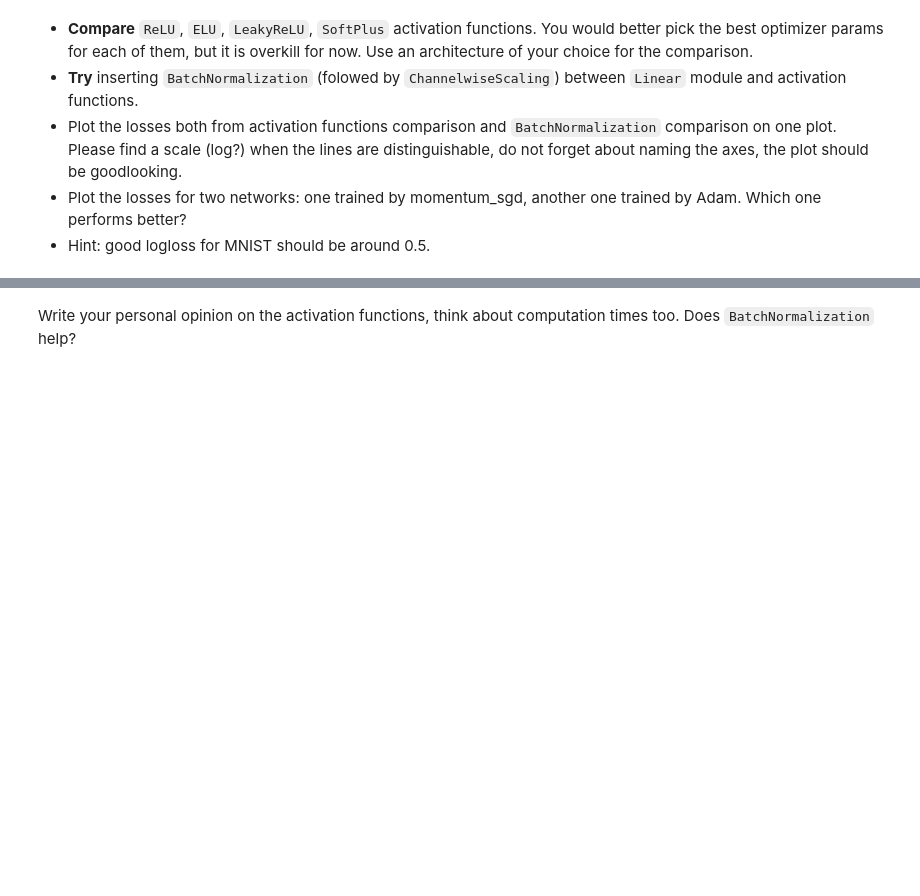
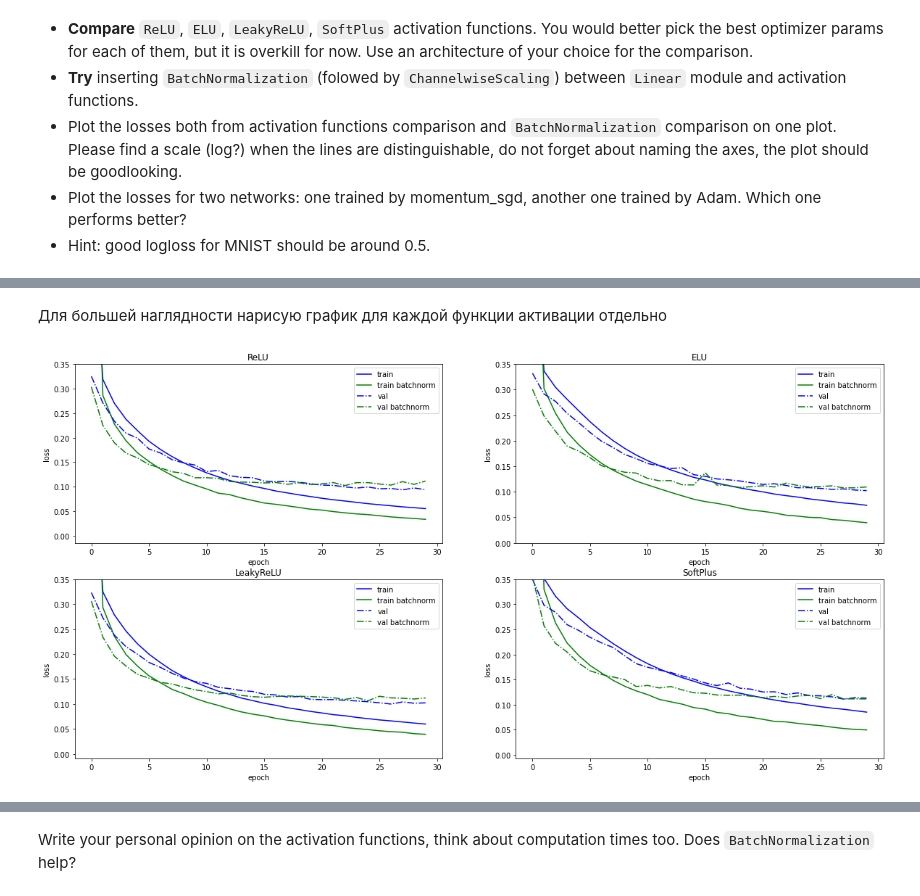
Before and after one commit to aeglushkov/made-ml-2021, a Jupyter notebook: homeworks/assignment0_05_nn_from_scratch/main_notebook.ipynb, the cells around one changed output, grey strips where cells are left out. Saved outputs shown, nothing was run; the diff lists cells and outputs as text; code cells hidden in the pictures; blank space fills up the shorter version.

```diff
--- a/homeworks/assignment0_05_nn_from_scratch/main_notebook.ipynb
+++ b/homeworks/assignment0_05_nn_from_scratch/main_notebook.ipynb
@@ -179,0 +365,20 @@ You would better pick the best optimizer params for each of them, but it is over
+# %% [markdown]
+Для большей наглядности нарисую график для каждой функции активации отдельно
+# %%
+plt.figure(figsize=(20, 10))
+
+for i, activation_name in enumerate(activation_dict.keys()):
+    plt.subplot(2, 2, i + 1)
+    plt.title(activation_name)
+    plt.plot(losses_dict["train"][activation_name], 'b', label="train")
+    plt.plot(losses_dict["train_bn"][activation_name], 'g', label="train batchnorm")
+    plt.plot(losses_dict["val"][activation_name], 'b-.', label="val")
+    plt.plot(losses_dict["val_bn"][activation_name], 'g-.', label="val batchnorm")
+    plt.xlabel("epoch")
+    plt.ylabel("loss")
+    plt.ylim(top=0.35)
+    plt.legend()
+
+plt.show()
+# %% [output]
+[figure, added]
```
Also changed, not shown: parts of 30 cells of this notebook, 2 other files.
